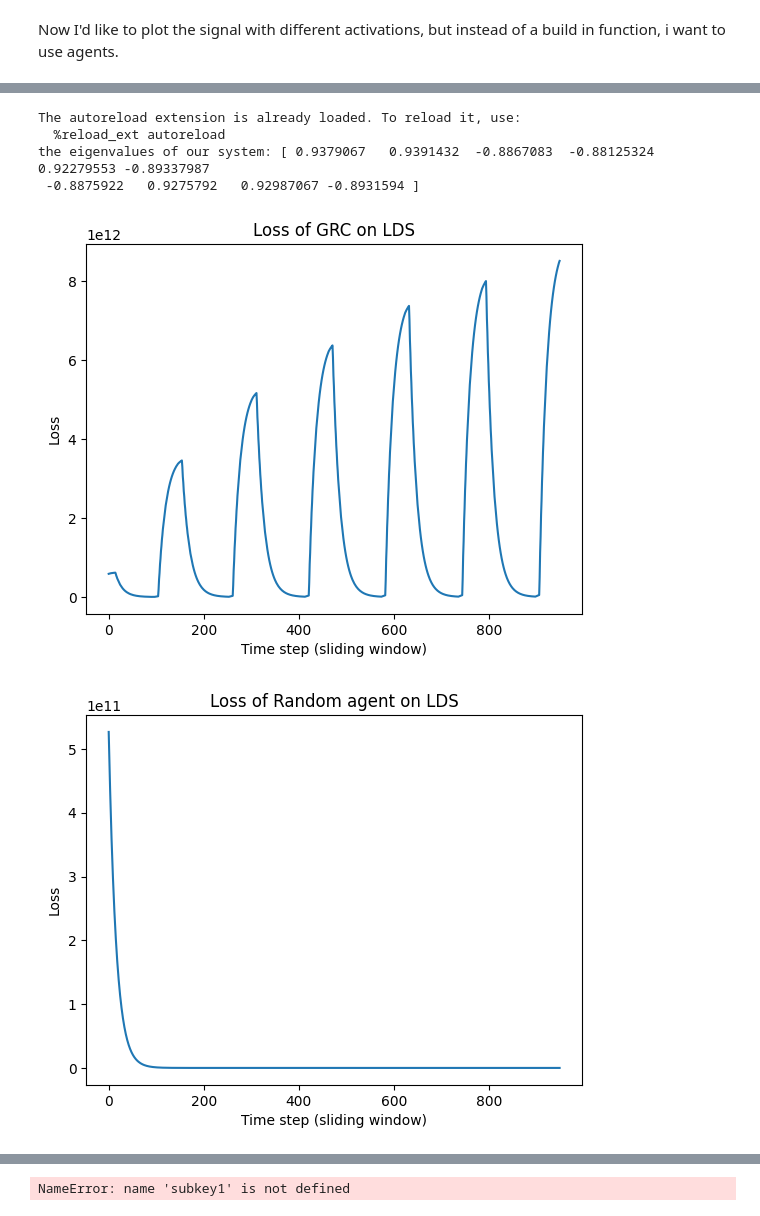
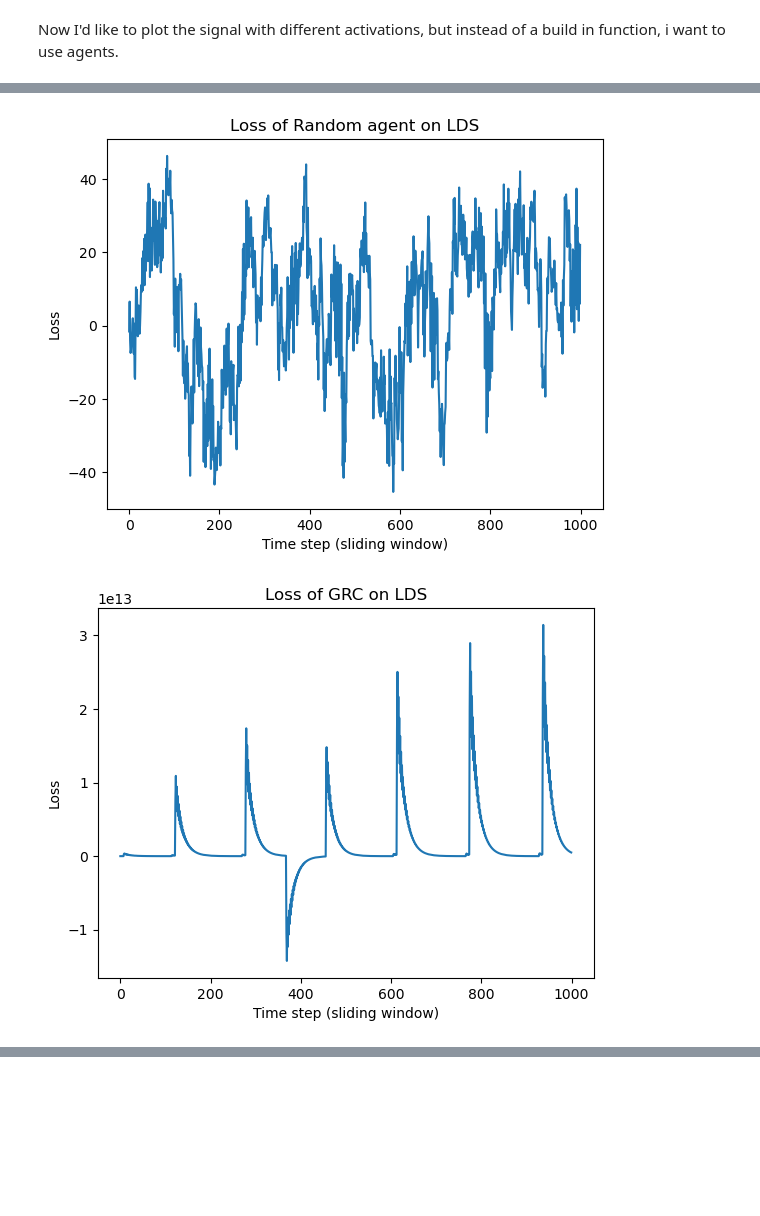
Before and after one commit to google/deluca, a Jupyter notebook: deluca/colabs/test_agents_on_lds.ipynb, the cells around one changed output, grey strips where cells are left out. Drawn from its saved outputs; the diff is of its cells as text; code cells hidden in the pictures; blank space fills up the shorter version.

Commit message:
kat init commit

```diff
--- a/deluca/colabs/test_agents_on_lds.ipynb
+++ b/deluca/colabs/test_agents_on_lds.ipynb
@@ -39,6 +39,8 @@ import jax
 import numpy as np
 import jax.numpy as jnp
 import matplotlib.pyplot as plt
+import sys
+sys.path.append("../../")
 
 from deluca.core import Env
 from deluca.core import field
@@ -51,6 +53,6 @@ env = lds.LDS() #LDS with random initiations and dimensions as specified
 d_obs = 2
 d_action = 3
 d_hidden = 10
-obs = env.init(d_action,d_hidden,d_obs)
+obs = env.init(d_in=d_action,d_hidden=d_hidden,d_out=d_obs)
 env.show_me_the_signal(1000)
 # %% [output]
@@ -61,8 +61,6 @@ trajectory length = 1000
 # %% [markdown]
 Now I'd like to plot the signal with different activations, but instead of a build in function, i want to use agents.
 # %%
-%load_ext autoreload
-%autoreload 2
 from deluca.core import Agent
 from deluca.agents._grc import GRC
 from deluca.agents._random import SimpleRandom
@@ -72,21 +70,21 @@ from deluca.agents._sfc import SFC
 
 
 
-def plot_lds_with_a_given_agent(env, agent, name_of_agent, traj_length = 1000, window_size=50):
+def plot_lds_with_a_given_agent(env, agent, name_of_agent, traj_length = 1000, window_size=50, key = jax.random.PRNGKey(0)):
   obs = np.zeros(shape = (d_obs,1))
   action = agent(obs)
   losses = np.zeros(traj_length)
   window_losses = np.zeros(traj_length - window_size)
 
   for i in range(traj_length):
-    obs = env(action)
+    obs = env(action, key)
     action = agent(obs)
     losses[i] = obs[0,0] # first coordinate of the observation
     agent.update(obs,action)
     if i >= window_size - 1:
       window_losses[i-window_size] = np.mean(losses[i - window_size + 1 : i + 1])
 
-  plt.plot(window_losses)
+  plt.plot(losses)
   plt.xlabel('Time step (sliding window)')
   plt.ylabel('Loss')
   plt.title(f"Loss of {name_of_agent} on LDS")
@@ -98,23 +96,27 @@ env = lds.LDS() #LDS with random initiations and dimensions as specified
 d_obs = 2
 d_action = 3
 d_hidden = 10
-obs = env.init(d_action,d_hidden,d_obs)
+obs = env.init(d_in=d_action,d_hidden=d_hidden,d_out=d_obs)
 
-fig, axes = plt.subplots(2, 2, figsize=(12, 8))
-axes = axes.flatten()
+# fig, axes = plt.subplots(2, 2, figsize=(12, 8))
+# axes = axes.flatten()
 
+obs = env.init(d_in=d_action,d_hidden=d_hidden,d_out=d_obs)
+agent = SimpleRandom(d_action)
+agent.init()
+plot_lds_with_a_given_agent(env,agent, "Random agent")
+
+obs = env.init(d_in=d_action,d_hidden=d_hidden,d_out=d_obs)
 agent = GRC(env.A,env.B,env.C)
 agent.init()
 plot_lds_with_a_given_agent(env,agent, "GRC")
 
-agent = SimpleRandom(d_action)
-agent.init()
-plot_lds_with_a_given_agent(env,agent, "Random agent")
+# obs = env.init(d_in=d_action,d_hidden=d_hidden,d_out=d_obs)
+# agent = Zero(d_action)
+# agent.init(d_action)
+# plot_lds_with_a_given_agent(env,agent, "Zero agent")
 
-agent = Zero(d_action)
-agent.init(d_action)
-plot_lds_with_a_given_agent(env,agent, "Zero agent")
-
+obs = env.init(d_in=d_action,d_hidden=d_hidden,d_out=d_obs)
 agent = SFC(env.A,env.B,env.C)
 agent.init()
 plot_lds_with_a_given_agent(env,agent, "SFC")
@@ -139,6 +124,2 @@ ValueError: __setattr__() requires a code object with 0 free vars, not 2
-The autoreload extension is already loaded. To reload it, use:
-  %reload_ext autoreload
-the eigenvalues of our system: [ 0.9379067   0.9391432  -0.8867083  -0.88125324  0.92279553 -0.89337987
- -0.8875922   0.9275792   0.92987067 -0.8931594 ]
-[figure, old version]
+[figure, new version]
-[figure, old version]
+[figure, new version]
@@ -146,4 +127,3 @@ the eigenvalues of our system: [ 0.9379067   0.9391432  -0.8867083  -0.88125324
-NameError: name 'subkey1' is not defined
 # %%
 # prompt: I want the same cell as above, but plot the figures side by side
 %load_ext autoreload
```
Also changed, not shown: parts of 3 cells of this notebook, 28 other files.
